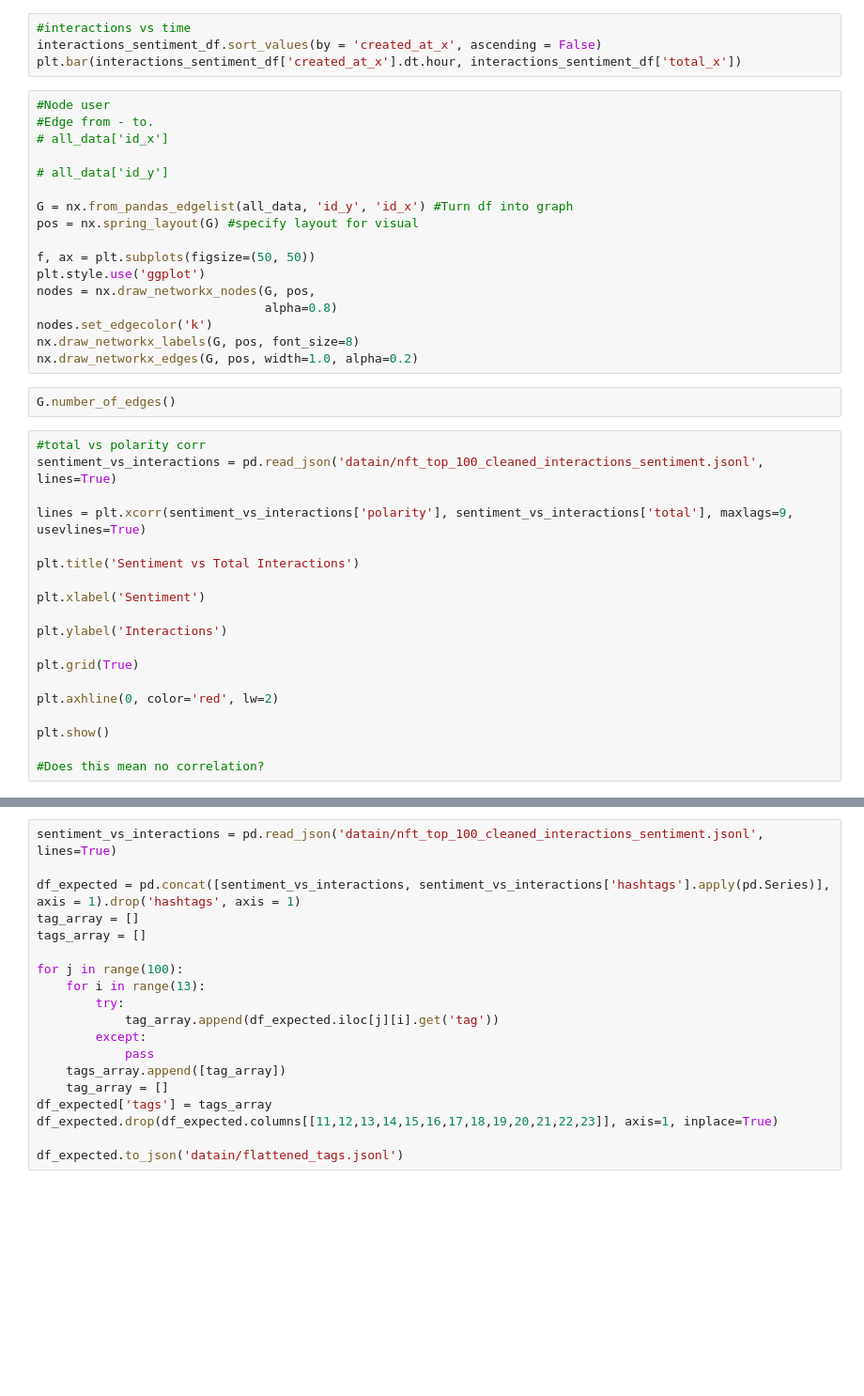
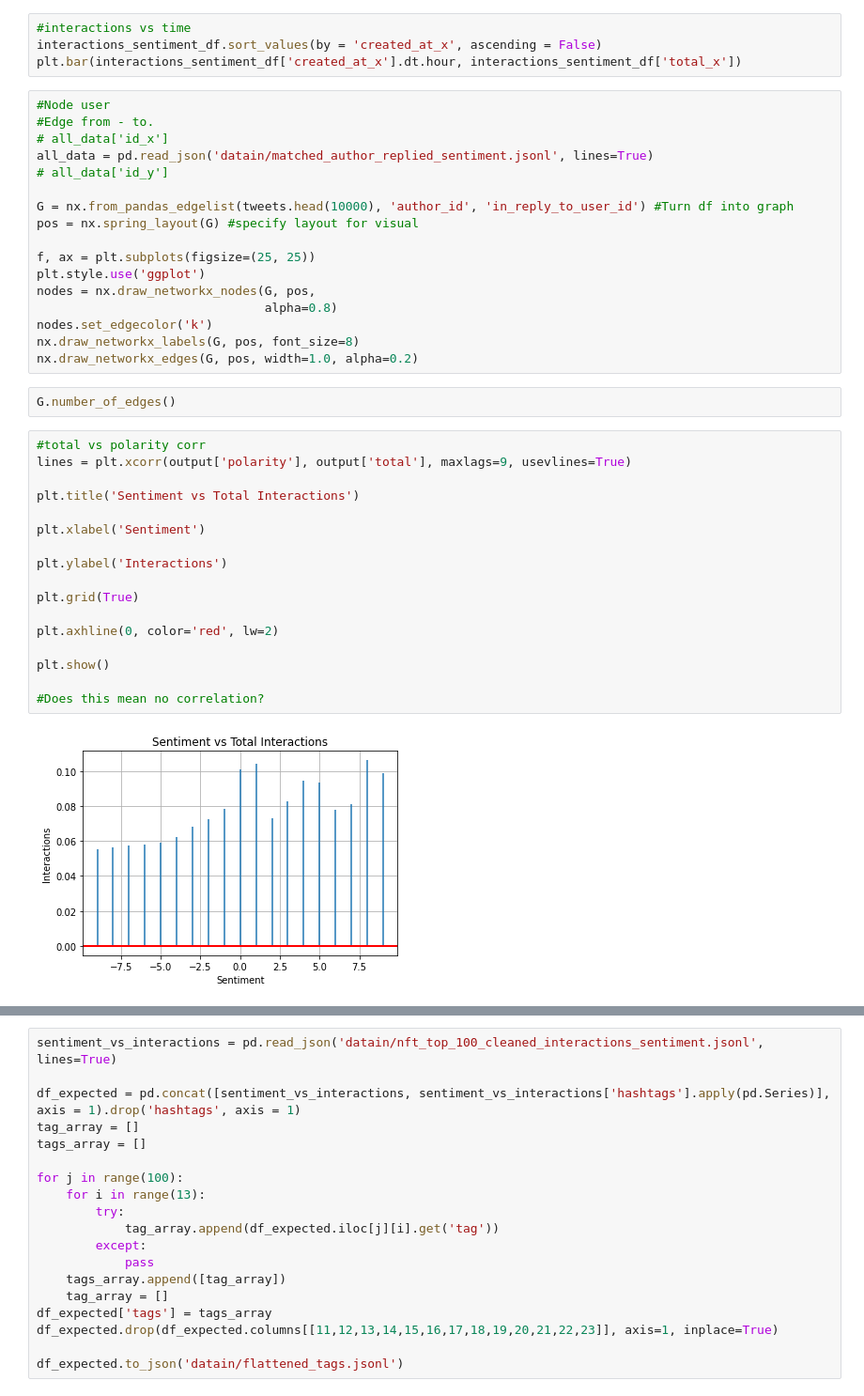
Before and after one commit to Htgotcode/Viral-NFT-Research, a Jupyter notebook: nft.ipynb, the cells around one changed output, grey strips where cells are left out. Shown at 94% size. Drawn from its saved outputs; the diff is of its cells as text; blank space fills up the shorter version.

```diff
--- a/nft.ipynb
+++ b/nft.ipynb
@@ -254,13 +258,13 @@ plt.bar(interactions_sentiment_df['created_at_x'].dt.hour, interactions_sentimen
 #Node user
 #Edge from - to.
 # all_data['id_x']
-
+all_data = pd.read_json('datain/matched_author_replied_sentiment.jsonl', lines=True)
 # all_data['id_y']
 
-G = nx.from_pandas_edgelist(all_data, 'id_y', 'id_x') #Turn df into graph
+G = nx.from_pandas_edgelist(tweets.head(10000), 'author_id', 'in_reply_to_user_id') #Turn df into graph
 pos = nx.spring_layout(G) #specify layout for visual
 
-f, ax = plt.subplots(figsize=(50, 50))
+f, ax = plt.subplots(figsize=(25, 25))
 plt.style.use('ggplot')
 nodes = nx.draw_networkx_nodes(G, pos,
                                alpha=0.8)
@@ -271,23 +275,23 @@ nx.draw_networkx_edges(G, pos, width=1.0, alpha=0.2)
 G.number_of_edges()
 # %%
 #total vs polarity corr
-sentiment_vs_interactions = pd.read_json('datain/nft_top_100_cleaned_interactions_sentiment.jsonl', lines=True)
-
-lines = plt.xcorr(sentiment_vs_interactions['polarity'], sentiment_vs_interactions['total'], maxlags=9, usevlines=True)
+lines = plt.xcorr(output['polarity'], output['total'], maxlags=9, usevlines=True)
 
 plt.title('Sentiment vs Total Interactions')
 
 plt.xlabel('Sentiment')
 
 plt.ylabel('Interactions')
 
 plt.grid(True)
 
 plt.axhline(0, color='red', lw=2)
 
 plt.show()
 
 #Does this mean no correlation?
+# %% [output]
+[figure, added]
 # %%
 # adds the title
 plt.title('Correlation between Polarity and Interactions')
```
Also changed, not shown: parts of 11 cells of this notebook, 4 other files.
